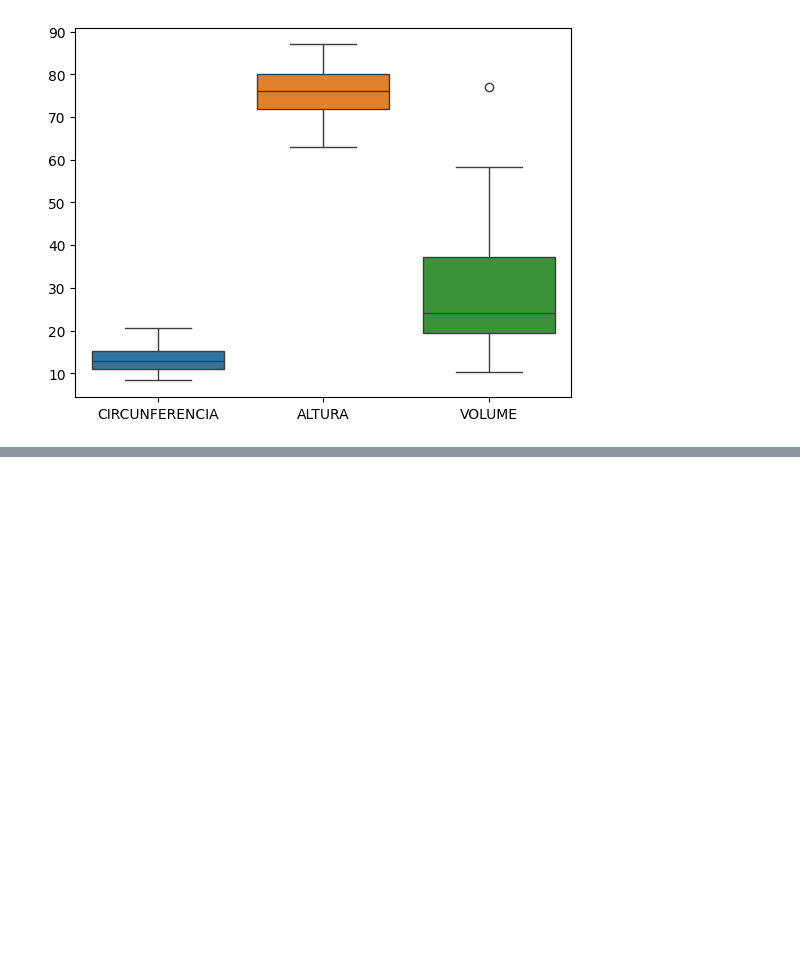
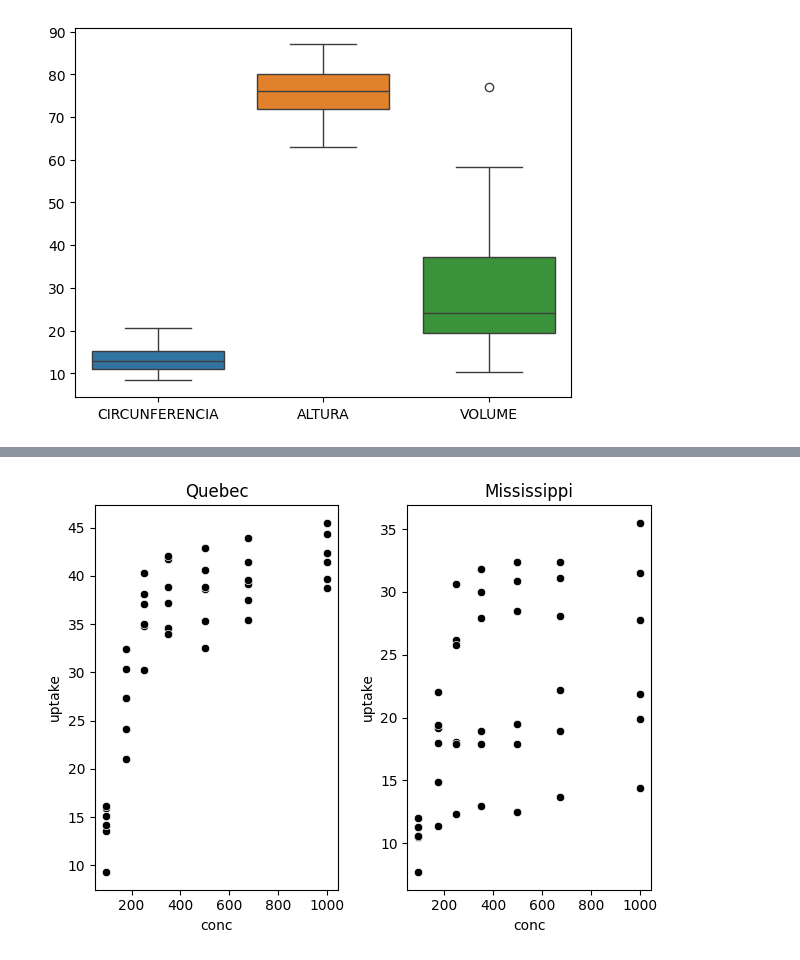
Before and after one commit to devigorll/Curso-CD, a Jupyter notebook: 11_geracao_graficos.ipynb, the cells around one changed output, grey strips where cells are left out. Saved outputs shown, nothing was run; the diff lists cells and outputs as text; code cells hidden in the pictures; blank space fills up the shorter version.

```diff
--- a/11_geracao_graficos.ipynb
+++ b/11_geracao_graficos.ipynb
@@ -291,0 +319,12 @@ sns.boxplot(data = base)
+# %%
+q = base3.loc[base3.Type == "Quebec"]
+m = base3.loc[base3.Type == "Mississippi"]
+# %%
+plt.figure()
+plt.subplot(1, 2, 1)
+sns.scatterplot(x = q.conc, y = q.uptake, color = "gray", facecolors = "black").set_title("Quebec")
+plt.subplot(1, 2, 2)
+sns.scatterplot(x = m.conc, y = m.uptake, color = "gray", facecolors = "black").set_title("Mississippi")
+plt.tight_layout()
+# %% [output]
+[figure, added]
```
Also changed, not shown: parts of 8 cells of this notebook.
